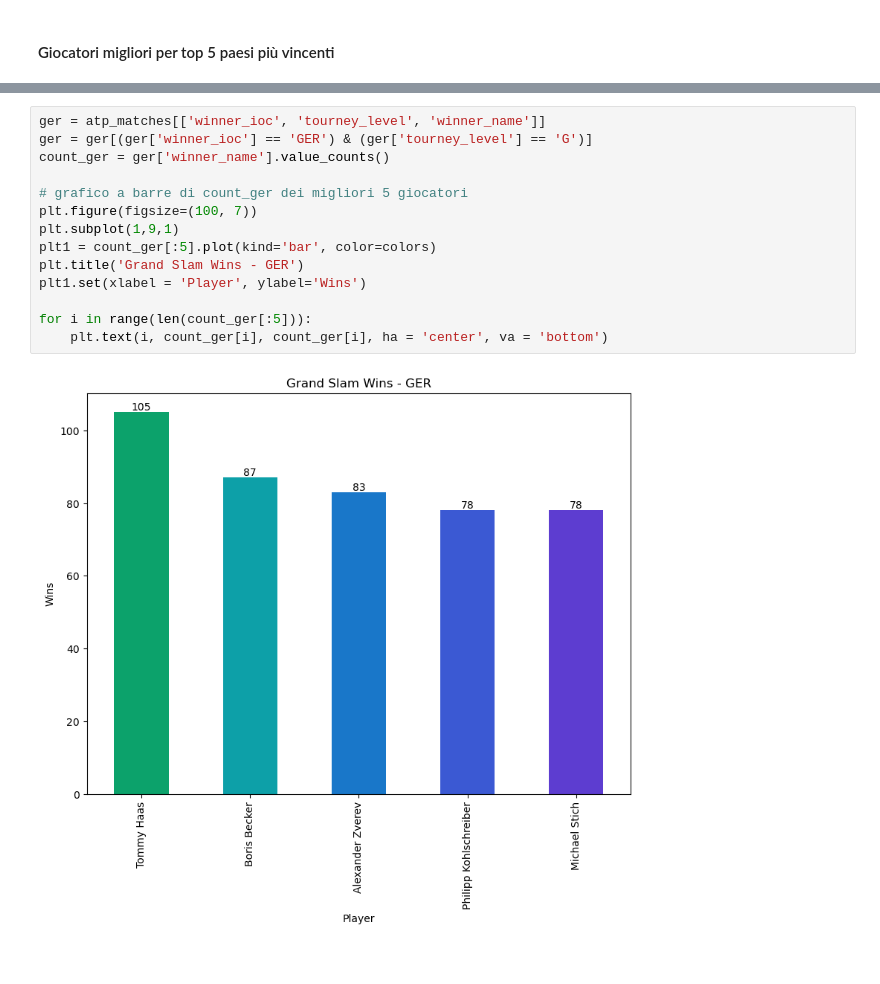
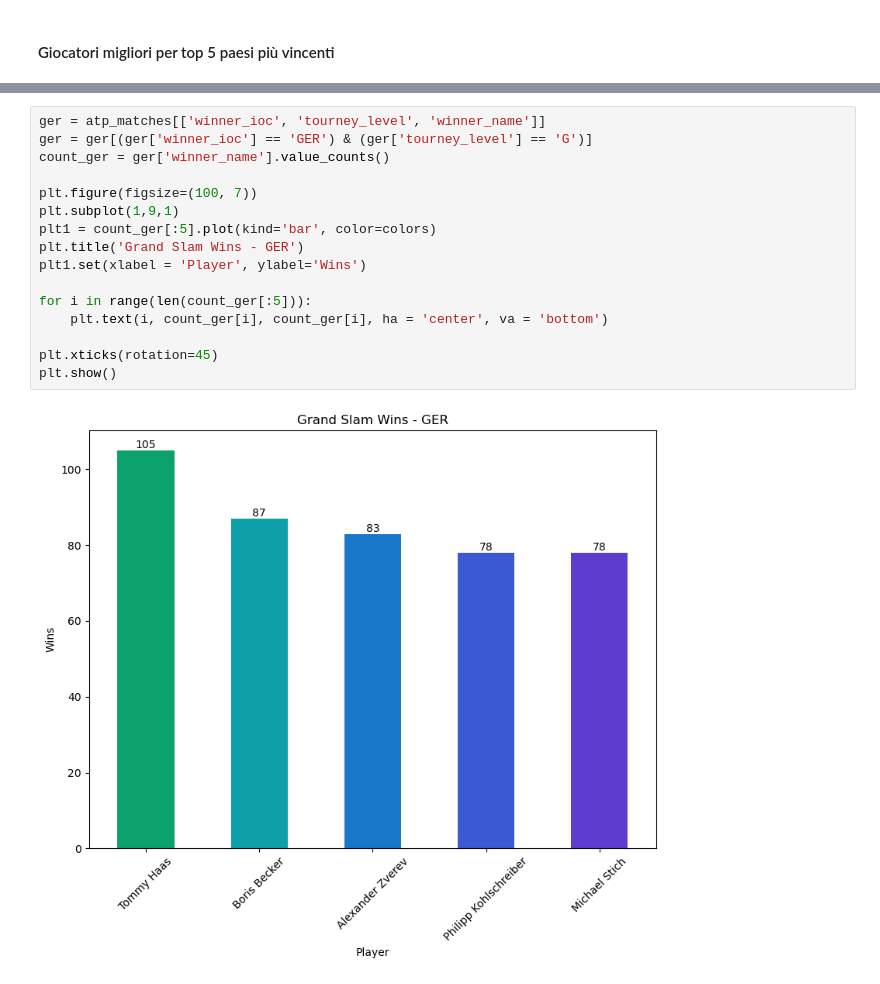
Before and after one commit to yasemitee/SciVIs, a Jupyter notebook: country.ipynb, the cells around one changed output, grey strips where cells are left out. Cells and saved outputs as stored; diff of their text form.

```diff
--- a/country.ipynb
+++ b/country.ipynb
@@ -90,19 +96,21 @@ for i in range(len(count_fra[:5])):
 # %%
 ger = atp_matches[['winner_ioc', 'tourney_level', 'winner_name']]
 ger = ger[(ger['winner_ioc'] == 'GER') & (ger['tourney_level'] == 'G')]
 count_ger = ger['winner_name'].value_counts()
 
-# grafico a barre di count_ger dei migliori 5 giocatori
 plt.figure(figsize=(100, 7))
 plt.subplot(1,9,1)
 plt1 = count_ger[:5].plot(kind='bar', color=colors)
 plt.title('Grand Slam Wins - GER')
 plt1.set(xlabel = 'Player', ylabel='Wins')
 
 for i in range(len(count_ger[:5])):
     plt.text(i, count_ger[i], count_ger[i], ha = 'center', va = 'bottom')
+
+plt.xticks(rotation=45)
+plt.show()
 # %% [output]
-[figure, old version]
+[figure, new version]
 # %%
 aus = atp_matches[['winner_ioc', 'tourney_level', 'winner_name']]
 aus = aus[(aus['winner_ioc'] == 'AUS') & (aus['tourney_level'] == 'G')]
```
Also changed, not shown: parts of 5 cells of this notebook, 4 other files.
